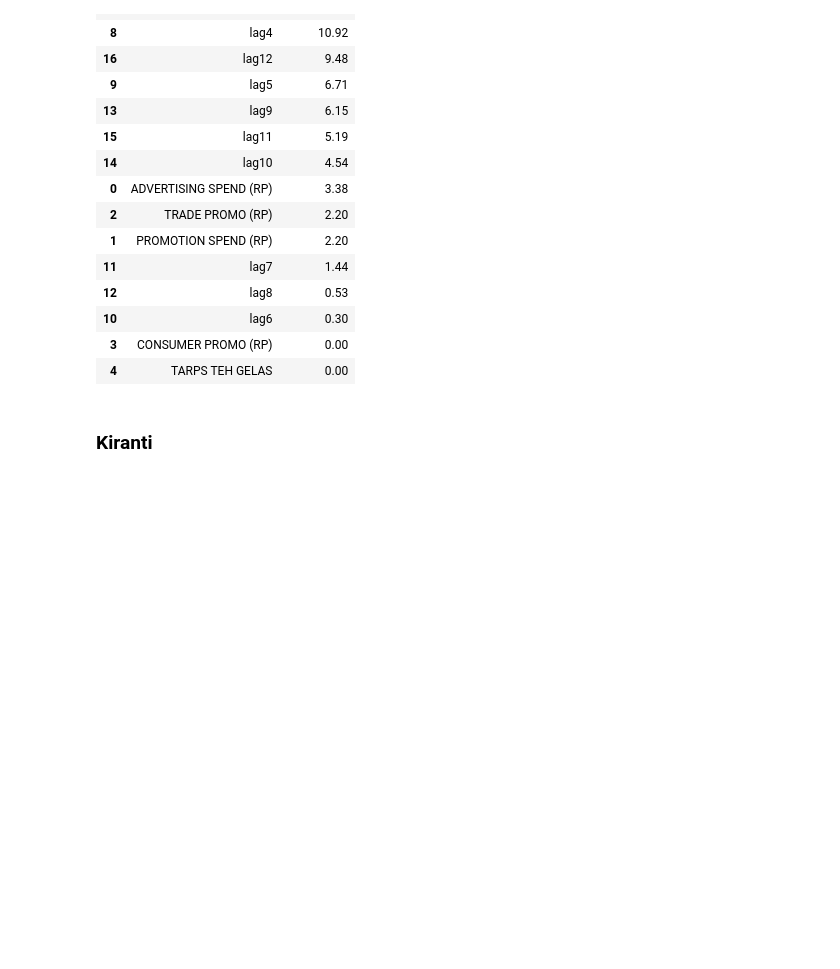
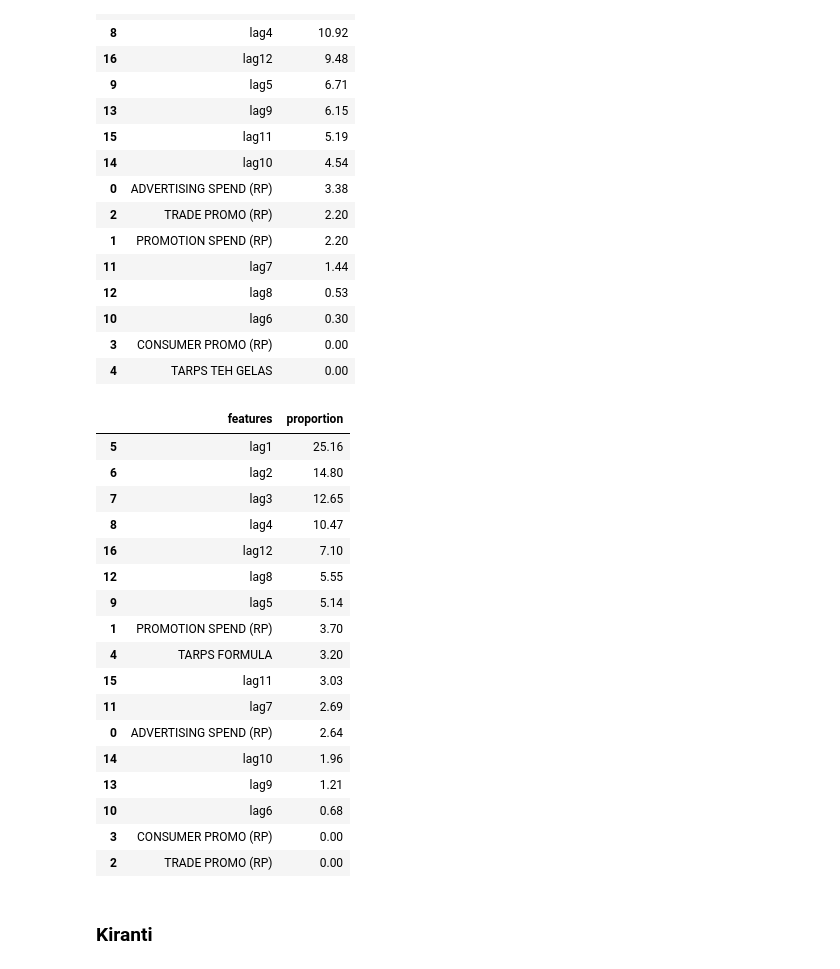
Before and after one commit to marcellinus-witarsah/revenue-forecasting, a Jupyter notebook: notebooks/20240718-linear-regression-implementation.ipynb, the cells around one changed output. Saved outputs shown, nothing was run; the diff lists cells and outputs as text; code cells hidden in the pictures; blank space fills up the shorter version.

Commit message:
worrking on the marketing mix modelling

```diff
--- a/notebooks/20240718-linear-regression-implementation.ipynb
+++ b/notebooks/20240718-linear-regression-implementation.ipynb
@@ -552,6 +553,34 @@ create_feature_importance_df(
 | 10 | lag6 | 0.30 |
 | 3 | CONSUMER PROMO (RP) | 0.00 |
 | 4 | TARPS TEH GELAS | 0.00 |
+# %%
+lr_coef = np.abs(ml.models_['LinearRegression']['regressor'].coef_)
+pd.set_option('display.float_format', lambda x: '%.2f' % x)
+pd.DataFrame(
+    {
+        'features': ml.models_['LinearRegression'].feature_names_in_,
+        'proportion': lr_coef / sum(lr_coef) * 100
+    }
+).sort_values(by='proportion', ascending=False)
+# %% [output]
+|  | features | proportion |
+| 5 | lag1 | 25.16 |
+| 6 | lag2 | 14.80 |
+| 7 | lag3 | 12.65 |
+| 8 | lag4 | 10.47 |
+| 16 | lag12 | 7.10 |
+| 12 | lag8 | 5.55 |
+| 9 | lag5 | 5.14 |
+| 1 | PROMOTION SPEND (RP) | 3.70 |
+| 4 | TARPS FORMULA | 3.20 |
+| 15 | lag11 | 3.03 |
+| 11 | lag7 | 2.69 |
+| 0 | ADVERTISING SPEND (RP) | 2.64 |
+| 14 | lag10 | 1.96 |
+| 13 | lag9 | 1.21 |
+| 10 | lag6 | 0.68 |
+| 3 | CONSUMER PROMO (RP) | 0.00 |
+| 2 | TRADE PROMO (RP) | 0.00 |
 # %% [markdown]
 ### Kiranti
 # %%
```
Also changed, not shown: parts of 4 cells of this notebook, 1 other file.
